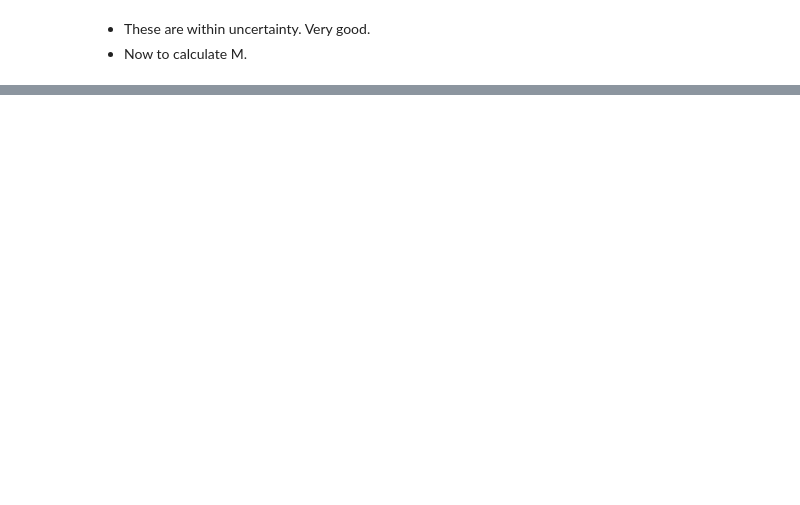
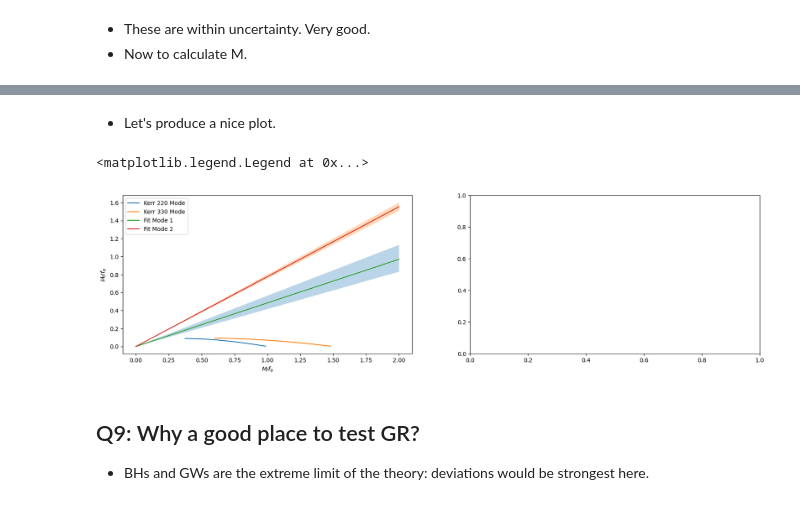
Before and after one commit to JoeyWee1/A5-Gravitational-Waves-QNM-Fitting-CW, a Jupyter notebook: solutions.ipynb, the cells around one changed output, grey strips where cells are left out. Saved outputs shown, nothing was run; the diff lists cells and outputs as text; code cells hidden in the pictures; blank space fills up the shorter version.

```diff
--- a/solutions.ipynb
+++ b/solutions.ipynb
@@ -608 +618,49 @@ print(table)
 +---------+--------+--------+--------+
+# %% [markdown]
+- Let's produce a nice plot.
+# %%
+fig, ax = plt.subplots(1, 2, figsize=(20, 5))
+
+ax[0].set_xlabel(r"$M_f f_{\alpha}$")
+ax[0].set_ylabel(r"$M_f/f_{\alpha}$")
+
+# Kerr modes
+ax[0].plot(omega_220.real, np.abs(omega_220.imag), label='Kerr 220 Mode')
+ax[0].plot(omega_330.real, np.abs(omega_330.imag), label='Kerr 330 Mode')
+
+# Gradients
+g1_med = 1/(f1_med * tau1_med)
+g1_lo  = 1/(f1_hi  * tau1_hi)
+g1_hi  = 1/(f1_lo  * tau1_lo)
+
+g2_med = 1/(f2_med * tau2_med)
+g2_lo  = 1/(f2_hi  * tau2_hi)
+g2_hi  = 1/(f2_lo  * tau2_lo)
+
+mf = np.linspace(0, 2, 1000)
+
+# Mode 1
+ax[0].plot(mf, g1_med * mf, label='Fit Mode 1')
+ax[0].fill_between(
+    mf,
+    g1_lo * mf,
+    g1_hi * mf,
+    alpha=0.3
+)
+
+# Mode 2
+ax[0].plot(mf, g2_med * mf, label='Fit Mode 2')
+ax[0].fill_between(
+    mf,
+    g2_lo * mf,
+    g2_hi * mf,
+    alpha=0.3
+)
+
+ax[0].legend()
+# %% [output]
+<matplotlib.legend.Legend at 0x...>
+[figure, added]
+# %% [markdown]
+## Q9: Why a good place to test GR?
+- BHs and GWs are the extreme limit of the theory: deviations would be strongest here.
```
Also changed, not shown: parts of 13 cells of this notebook.
